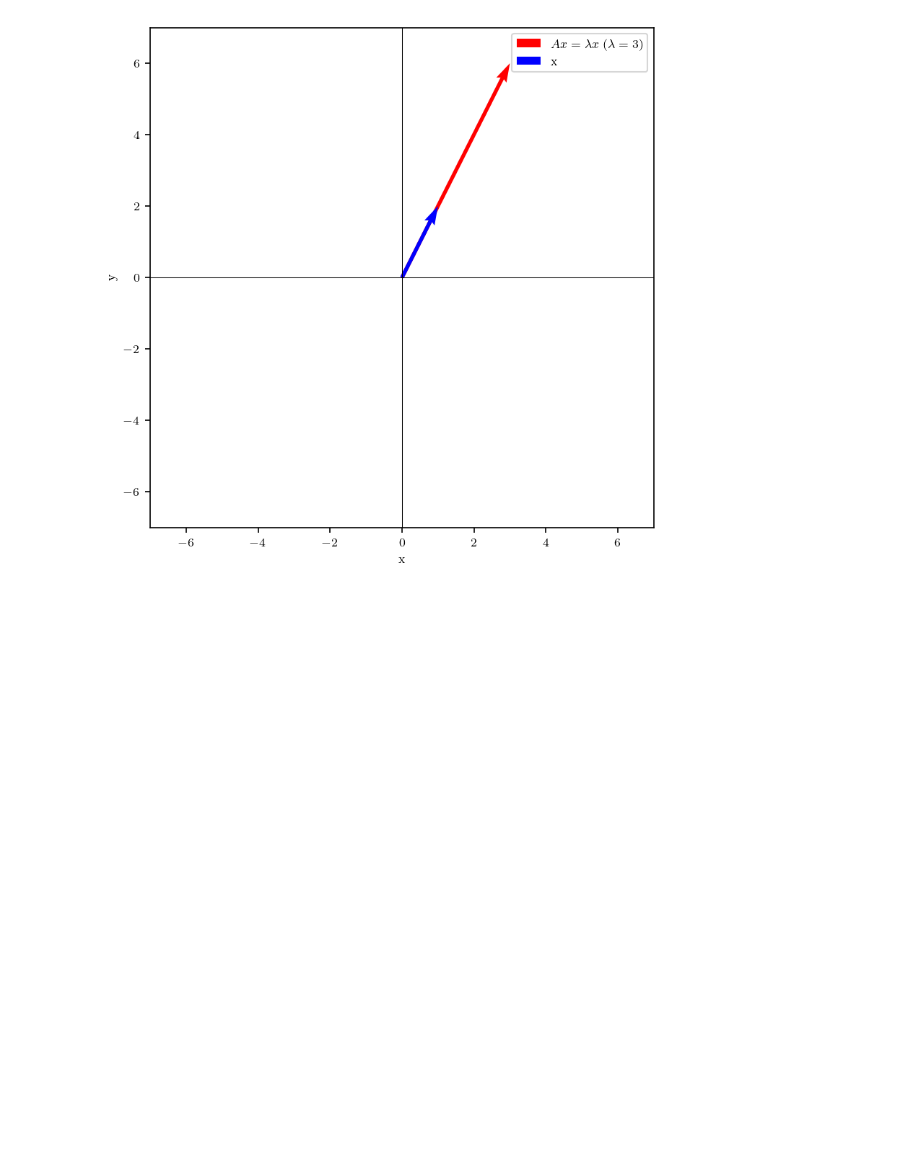
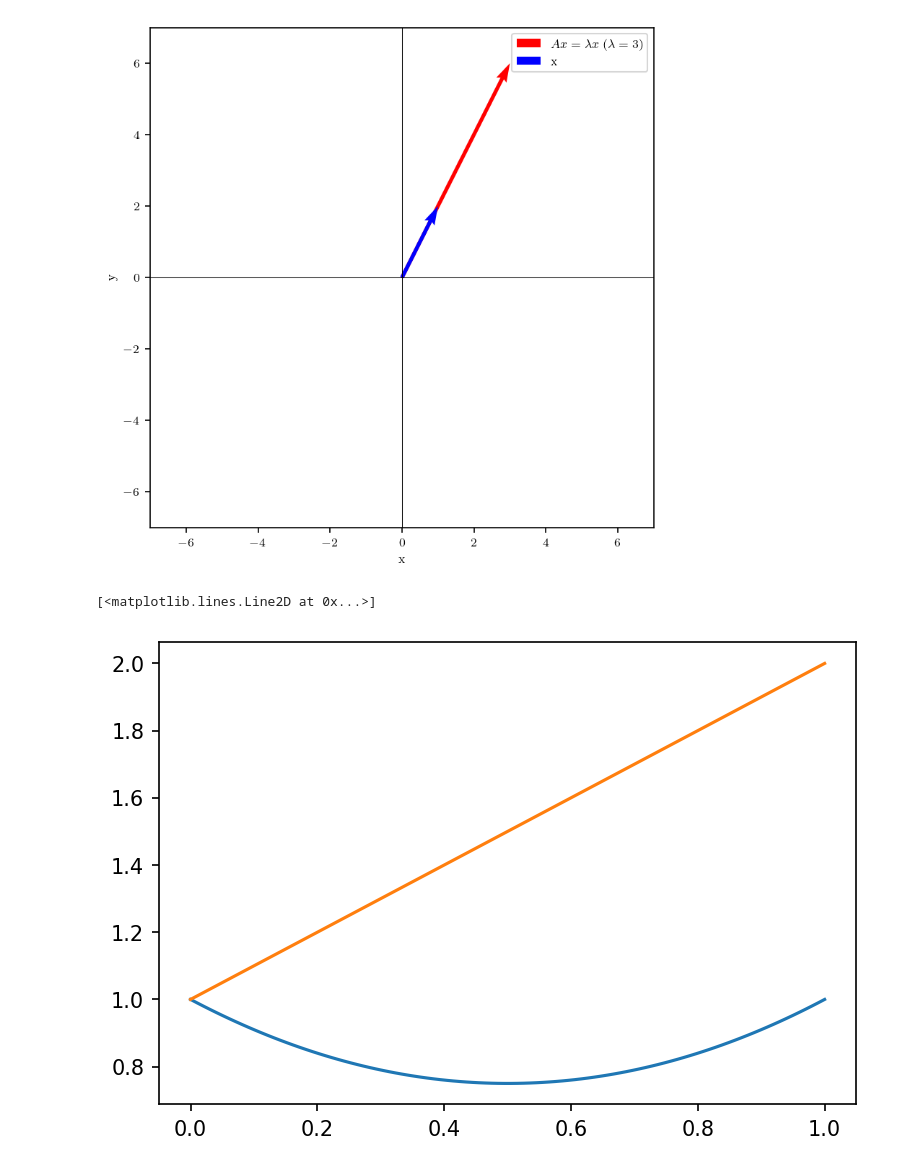
Before and after one commit to BiggusMaximus/ALJABAR-LINEAR-GANJIL-2025, a Jupyter notebook: Latihan Program/Pertemuan ke-15.ipynb, the cells around one changed output. Drawn from its saved outputs; the diff is of its cells as text; code cells hidden in the pictures; blank space fills up the shorter version.

```diff
--- a/Latihan Program/Pertemuan ke-15.ipynb
+++ b/Latihan Program/Pertemuan ke-15.ipynb
@@ -47,3 +47,18 @@ plt.legend()
 plt.show()
 # %% [output]
 [figure]
+# %%
+import numpy as np
+import matplotlib.pyplot as plt
+
+x = np.linspace(0, 1, 100)
+y1 = 1-x+x**2
+y2 = 1+x
+
+plt.figure(figsize=(6,4), dpi=150)
+
+plt.plot(x,y1)
+plt.plot(x,y2)
+# %% [output]
+[<matplotlib.lines.Line2D at 0x...>]
+[figure, added]
```
Also changed, not shown: 1 other file.
